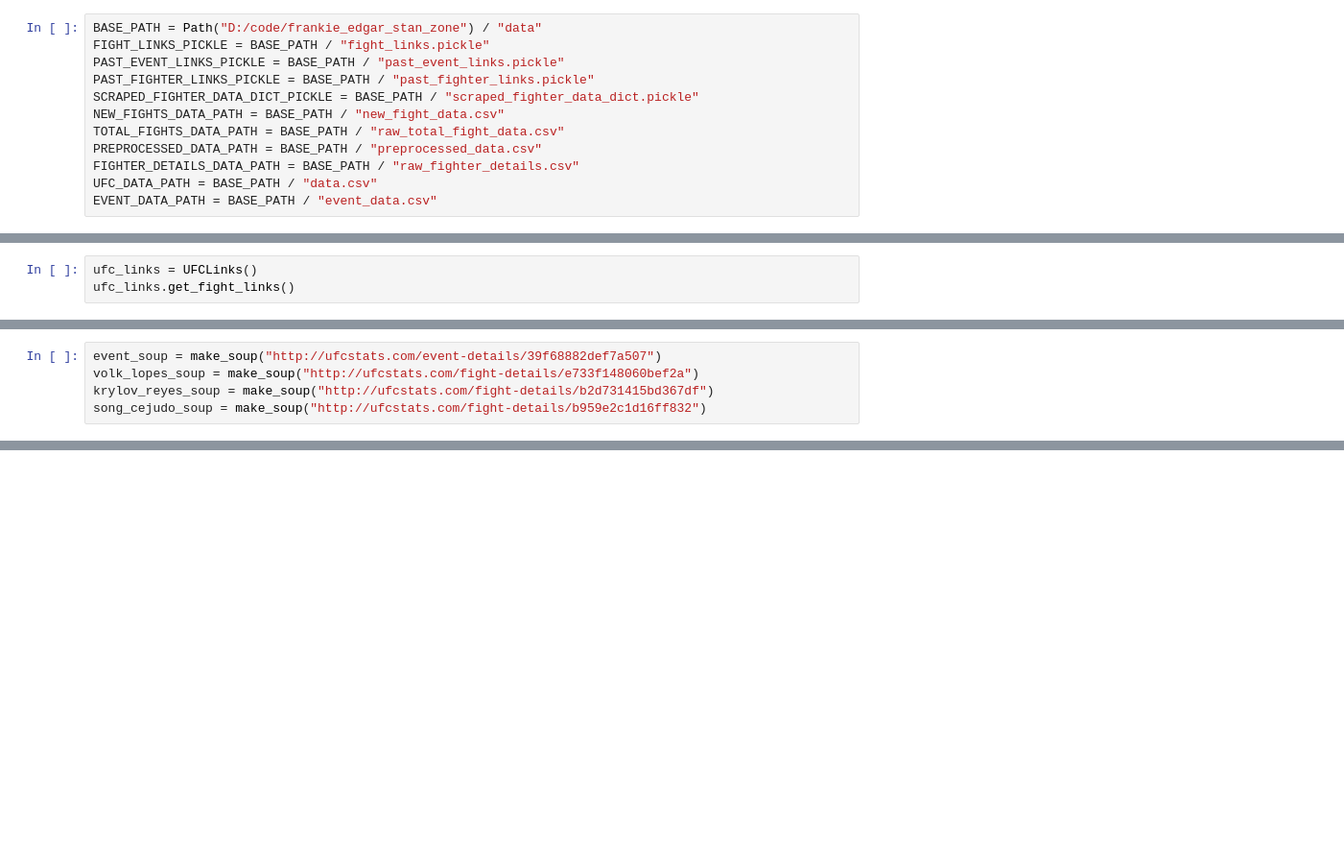
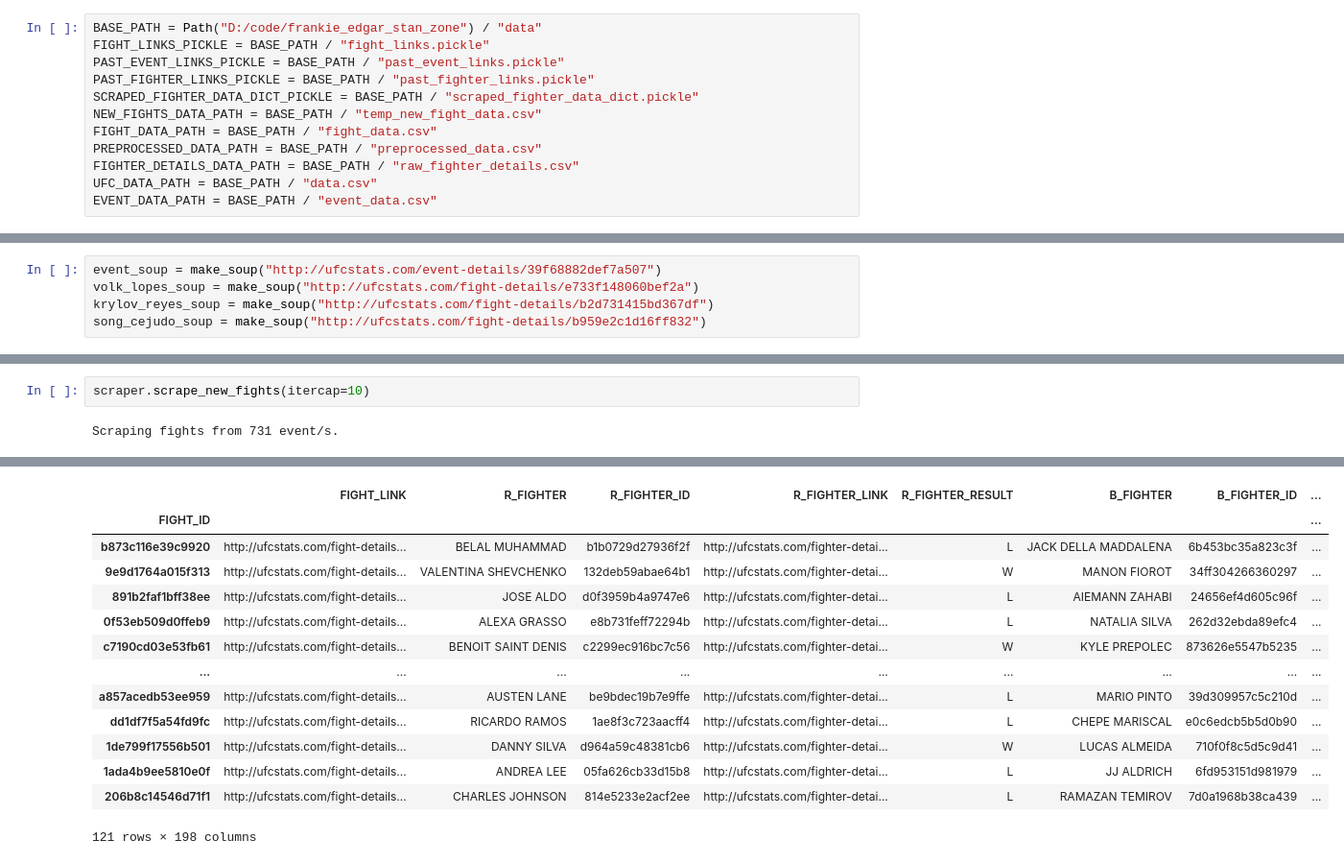
Before and after one commit to pdornian/frankie_edgar_memorial, a Jupyter notebook: notebooks/sandbox.ipynb, the cells around one changed output, grey strips where cells are left out. Shown: that part at 96% size. Saved outputs shown, nothing was run; the diff lists cells and outputs as text; blank space fills up the shorter version.

```diff
--- a/notebooks/sandbox.ipynb
+++ b/notebooks/sandbox.ipynb
@@ -23,8 +26,8 @@ FIGHT_LINKS_PICKLE = BASE_PATH / "fight_links.pickle"
 PAST_EVENT_LINKS_PICKLE = BASE_PATH / "past_event_links.pickle"
 PAST_FIGHTER_LINKS_PICKLE = BASE_PATH / "past_fighter_links.pickle"
 SCRAPED_FIGHTER_DATA_DICT_PICKLE = BASE_PATH / "scraped_fighter_data_dict.pickle"
-NEW_FIGHTS_DATA_PATH = BASE_PATH / "new_fight_data.csv"
-TOTAL_FIGHTS_DATA_PATH = BASE_PATH / "raw_total_fight_data.csv"
+NEW_FIGHTS_DATA_PATH = BASE_PATH / "temp_new_fight_data.csv"
+FIGHT_DATA_PATH = BASE_PATH / "fight_data.csv"
 PREPROCESSED_DATA_PATH = BASE_PATH / "preprocessed_data.csv"
 FIGHTER_DETAILS_DATA_PATH = BASE_PATH / "raw_fighter_details.csv"
 UFC_DATA_PATH = BASE_PATH / "data.csv"
@@ -387,6 +390,3 @@ class UFCLinks:
         self.EVENT_DATA = event_df
         self._write_event_data(event_df)
         return event_df
-# %%
-ufc_links = UFCLinks()
-ufc_links.get_fight_links()
@@ -1036,0 +1070,4 @@ scraper.get_fight_stats("http://ufcstats.com/fight-details/b959e2c1d16ff832")
+# %%
+scraper.scrape_new_fights(itercap=10)
+# %% [output]
+Scraping fights from 731 event/s.
@@ -1036,0 +1084,14 @@ scraper.get_fight_stats("http://ufcstats.com/fight-details/b959e2c1d16ff832")
+|  | FIGHT_LINK | R_FIGHTER | R_FIGHTER_ID | R_FIGHTER_LINK | R_FIGHTER_RESULT | B_FIGHTER | B_FIGHTER_ID | ... |
+| FIGHT_ID |  |  |  |  |  |  |  | ... |
+| b873c116e39c9920 | http://ufcstats.com/fight-details... | BELAL MUHAMMAD | b1b0729d27936f2f | http://ufcstats.com/fighter-detai... | L | JACK DELLA MADDALENA | 6b453bc35a823c3f | ... |
+| 9e9d1764a015f313 | http://ufcstats.com/fight-details... | VALENTINA SHEVCHENKO | 132deb59abae64b1 | http://ufcstats.com/fighter-detai... | W | MANON FIOROT | 34ff304266360297 | ... |
+| 891b2faf1bff38ee | http://ufcstats.com/fight-details... | JOSE ALDO | d0f3959b4a9747e6 | http://ufcstats.com/fighter-detai... | L | AIEMANN ZAHABI | 24656ef4d605c96f | ... |
+| 0f53eb509d0ffeb9 | http://ufcstats.com/fight-details... | ALEXA GRASSO | e8b731feff72294b | http://ufcstats.com/fighter-detai... | L | NATALIA SILVA | 262d32ebda89efc4 | ... |
+| c7190cd03e53fb61 | http://ufcstats.com/fight-details... | BENOIT SAINT DENIS | c2299ec916bc7c56 | http://ufcstats.com/fighter-detai... | W | KYLE PREPOLEC | 873626e5547b5235 | ... |
+| ... | ... | ... | ... | ... | ... | ... | ... | ... |
+| a857acedb53ee959 | http://ufcstats.com/fight-details... | AUSTEN LANE | be9bdec19b7e9ffe | http://ufcstats.com/fighter-detai... | L | MARIO PINTO | 39d309957c5c210d | ... |
+| dd1df7f5a54fd9fc | http://ufcstats.com/fight-details... | RICARDO RAMOS | 1ae8f3c723aacff4 | http://ufcstats.com/fighter-detai... | L | CHEPE MARISCAL | e0c6edcb5b5d0b90 | ... |
+| 1de799f17556b501 | http://ufcstats.com/fight-details... | DANNY SILVA | d964a59c48381cb6 | http://ufcstats.com/fighter-detai... | W | LUCAS ALMEIDA | 710f0f8c5d5c9d41 | ... |
+| 1ada4b9ee5810e0f | http://ufcstats.com/fight-details... | ANDREA LEE | 05fa626cb33d15b8 | http://ufcstats.com/fighter-detai... | L | JJ ALDRICH | 6fd953151d981979 | ... |
+| 206b8c14546d71f1 | http://ufcstats.com/fight-details... | CHARLES JOHNSON | 814e5233e2acf2ee | http://ufcstats.com/fighter-detai... | L | RAMAZAN TEMIROV | 7d0a1968b38ca439 | ... |
+121 rows × 198 columns
```
Also changed, not shown: parts of 10 cells of this notebook, 2 other files.
